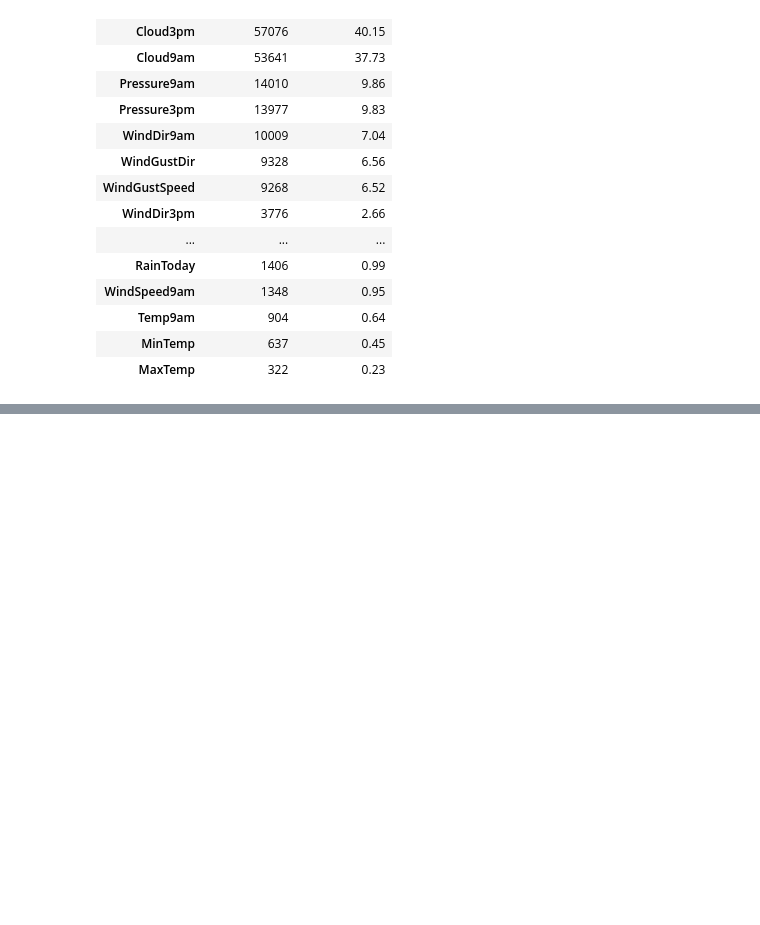
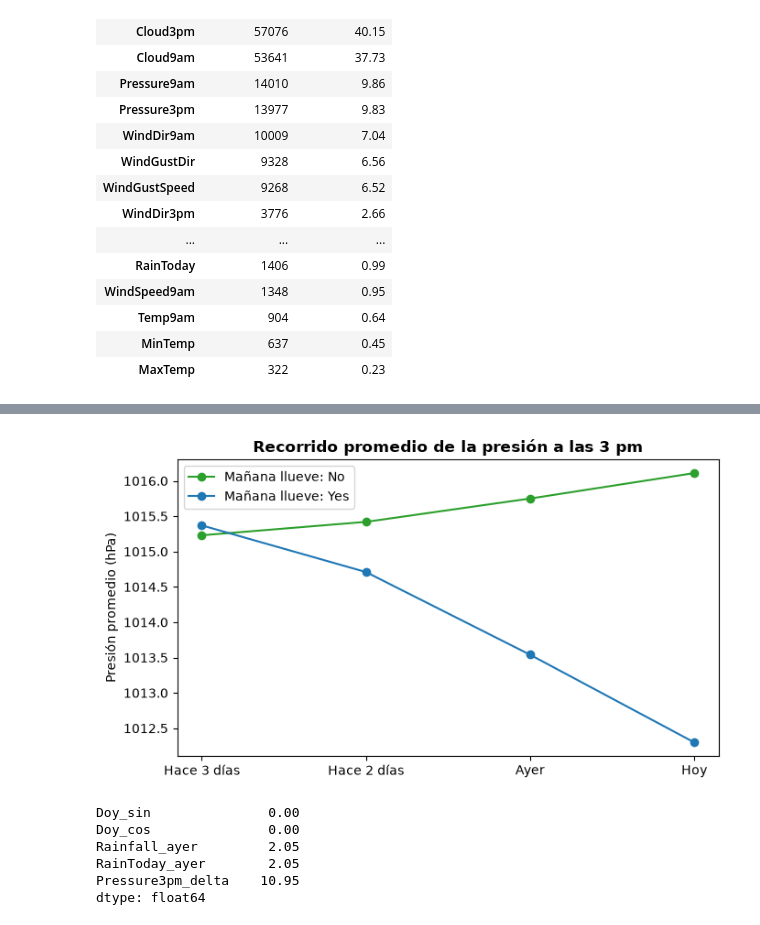
Before and after one commit to federicomarias/AA1-TUIA-Arias-Bousono, a Jupyter notebook: TP-clasificacion-AA1.ipynb, the cells around one changed output, grey strips where cells are left out. Saved outputs shown, nothing was run; the diff lists cells and outputs as text; code cells hidden in the pictures; blank space fills up the shorter version.

```diff
--- a/TP-clasificacion-AA1.ipynb
+++ b/TP-clasificacion-AA1.ipynb
@@ -304,0 +328,23 @@ Para evitar la pérdida de más del 60% del dataset que implicaría una eliminac
+# %%
+# Ordenamos por ciudad y fecha para que los días queden en secuencia dentro de cada ciudad
+df = df.sort_values(['Location', 'Date']).reset_index(drop=True)
+por_ciudad = df.groupby('Location')
+
+# Tabla auxiliar con la presión de hoy
+trayectoria = pd.DataFrame({'Hoy': df['Pressure3pm']})
+
+# Agregamos la presión de 1, 2 y 3 días atrás para la misma ciudad
+for dias_atras in [1, 2, 3]:
+    # Verificamos que la fila de atrás sea realmente de esa cantidad de días antes (puede haber días faltantes)
+    es_dia_correcto = (df['Date'] - por_ciudad['Date'].shift(dias_atras)).dt.days.eq(dias_atras)
+    # Nombre de la columna: "Ayer" o "Hace N días"
+    nombre = 'Ayer' if dias_atras == 1 else f'Hace {dias_atras} días'
+    # Copiamos la presión de ese día. Si el día no está registrado, queda vacío
+    trayectoria[nombre] = por_ciudad['Pressure3pm'].shift(dias_atras).where(es_dia_correcto)
+
+# Ordenamos las columnas
+trayectoria = trayectoria[['Hace 3 días', 'Hace 2 días', 'Ayer', 'Hoy']]
+
+# Presión promedio de cada día, separando según si llueve o no al día siguiente
+promedio = trayectoria.groupby(df['RainTomorrow']).mean().round(2)
+promedio
@@ -304,0 +360,55 @@ Para evitar la pérdida de más del 60% del dataset que implicaría una eliminac
+# %%
+fig, ax = plt.subplots(figsize=(7, 4))
+
+for respuesta, color in [('No', 'tab:green'), ('Yes', 'tab:blue')]:
+    ax.plot(promedio.columns, promedio.loc[respuesta], marker='o', color=color,
+            label=f'Mañana llueve: {respuesta}')
+
+ax.set_title('Recorrido promedio de la presión a las 3 pm', fontweight='bold')
+ax.set_ylabel('Presión promedio (hPa)')
+ax.legend()
+plt.tight_layout()
+plt.show()
+# %% [output]
+[figure, added]
+# %%
+# Ordenamos las filas por ciudad y por fecha, para que cada día quede seguido del siguiente
+df = df.sort_values(['Location', 'Date']).reset_index(drop=True)
+
+# --- Época del año ---
+
+# Número de día dentro del año
+dia_del_anio = df['Date'].dt.dayofyear
+
+# Convertimos el día en ángulo
+angulo_fecha = 2 * np.pi * dia_del_anio / 365.25
+
+# Guardamos la posición de cada día sobre el círculo usando dos columnas
+df['Doy_sin'] = np.sin(angulo_fecha)
+df['Doy_cos'] = np.cos(angulo_fecha)
+
+# --- Datos del día anterior ---
+
+por_ciudad = df.groupby('Location')
+
+# Marcamos las filas cuyo registro anterior es del día previo ya que hay dias faltantes
+dia_anterior_existe = por_ciudad['Date'].diff().dt.days.eq(1)
+
+# Copiamos el valor del día anterior; si ese día no está registrado, queda vacío
+for col in ['Rainfall', 'Humidity3pm', 'Pressure3pm', 'Temp3pm']:
+    df[f'{col}_ayer'] = por_ciudad[col].shift(1).where(dia_anterior_existe)
+
+# Si llovió o no el día anterior, pasado a 1 (Yes) y 0 (No)
+df['RainToday_ayer'] = por_ciudad['RainToday'].shift(1).where(dia_anterior_existe).map({'Yes': 1, 'No': 0})
+
+df['Pressure3pm_delta'] = df['Pressure3pm'] - df['Pressure3pm_ayer']
+
+# porcentaje de valores quedaron vacíos en las columnas nuevas
+df[['Doy_sin', 'Doy_cos', 'Rainfall_ayer', 'RainToday_ayer', 'Pressure3pm_delta']].isna().mean().mul(100).round(2)
+# %% [output]
+Doy_sin               0.00
+Doy_cos               0.00
+Rainfall_ayer         2.05
+RainToday_ayer        2.05
+Pressure3pm_delta    10.95
+dtype: float64
```
Also changed, not shown: parts of 11 cells of this notebook.
